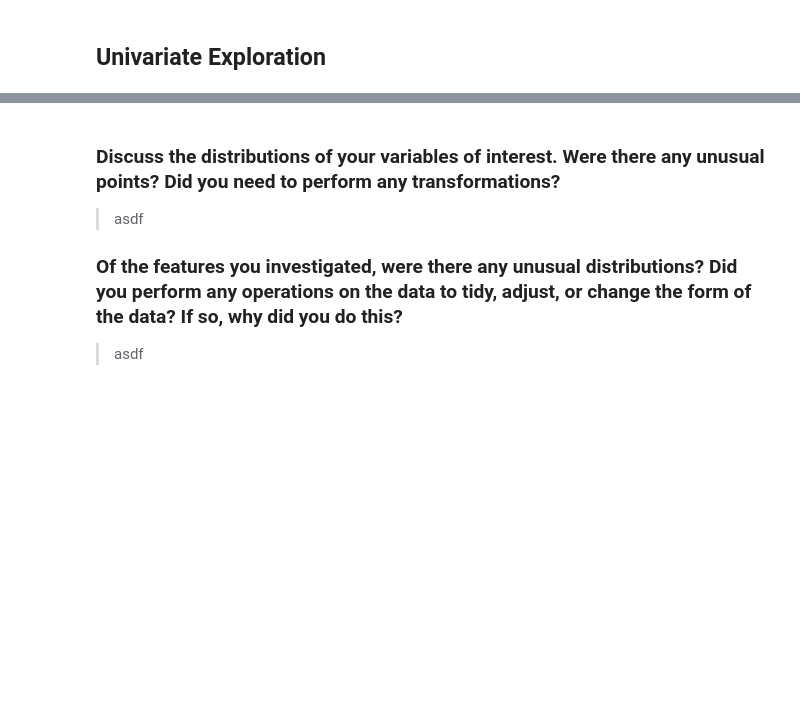
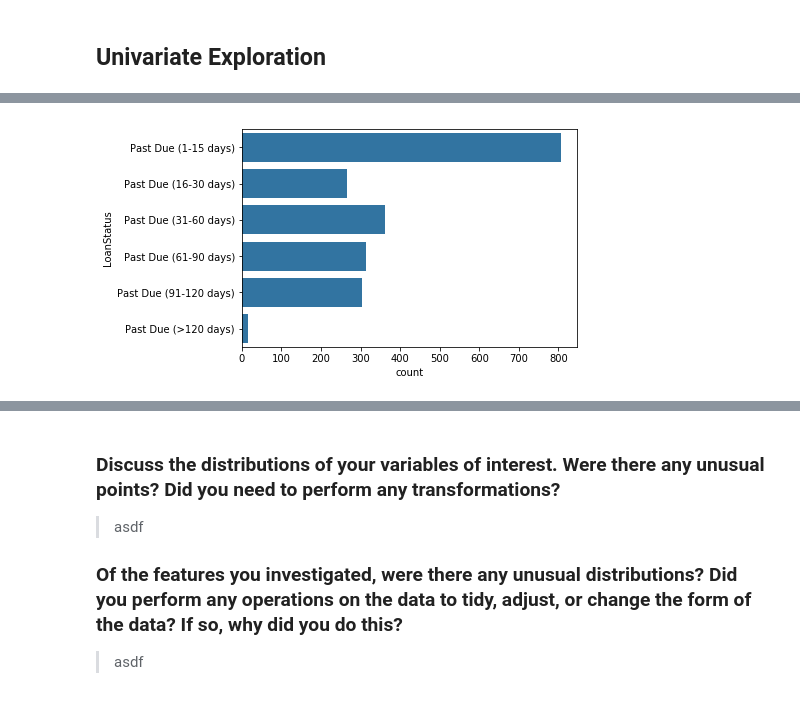
Before and after one commit to deepaksithu/Communicate_Data_Findings_Project, a Jupyter notebook: prosper_loan_data_analysis.ipynb, the cells around one changed output, grey strips where cells are left out. Cells and saved outputs as stored; diff of their text form; code cells hidden in the pictures; blank space fills up the shorter version.

```diff
--- a/prosper_loan_data_analysis.ipynb
+++ b/prosper_loan_data_analysis.ipynb
@@ -358,0 +364,8 @@ prosper.head()
+# %%
+# create dataset with only Past Due statuses for LoanStatus
+prosper_pastdue = prosper[prosper['LoanStatus'].isin(['Past Due (1-15 days)',
+                                                      'Past Due (16-30 days)',
+                                                      'Past Due (31-60 days)',
+                                                      'Past Due (61-90 days)',
+                                                      'Past Due (91-120 days)',
+                                                      'Past Due (>120 days)'])]
@@ -358,0 +386,5 @@ prosper.head()
+# %%
+# bar chart of count of listings by LoanStatus for just past due loans
+sns.countplot(data = prosper_pastdue, y = 'LoanStatus', color = base);
+# %% [output]
+[figure, added]
```
Also changed, not shown: parts of 19 cells of this notebook.
